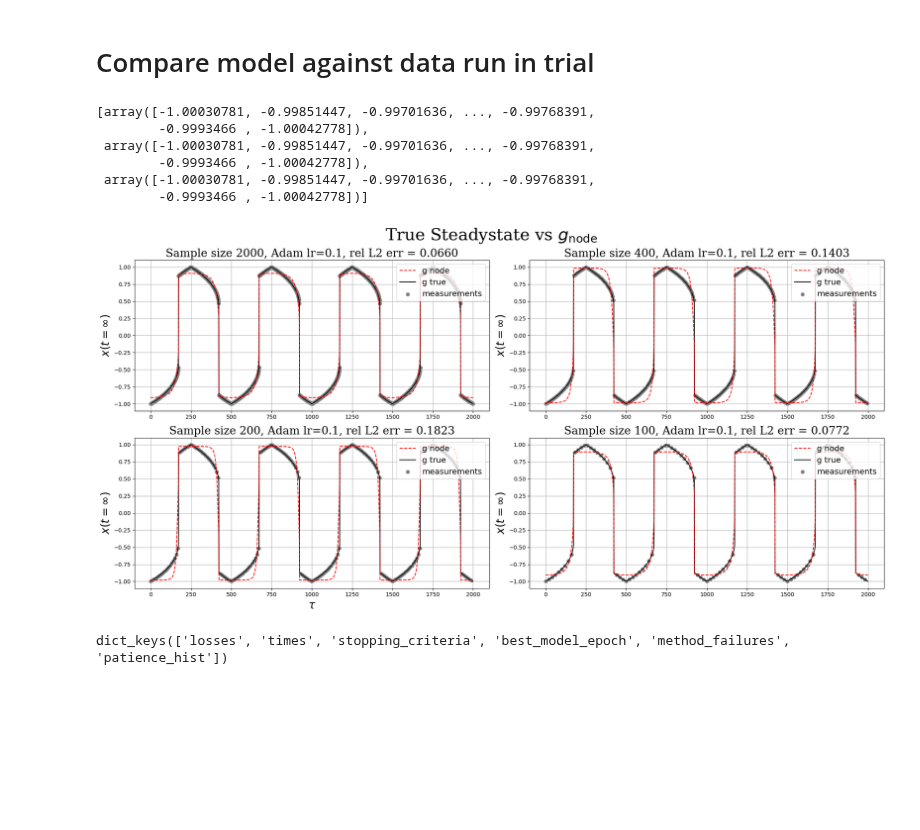
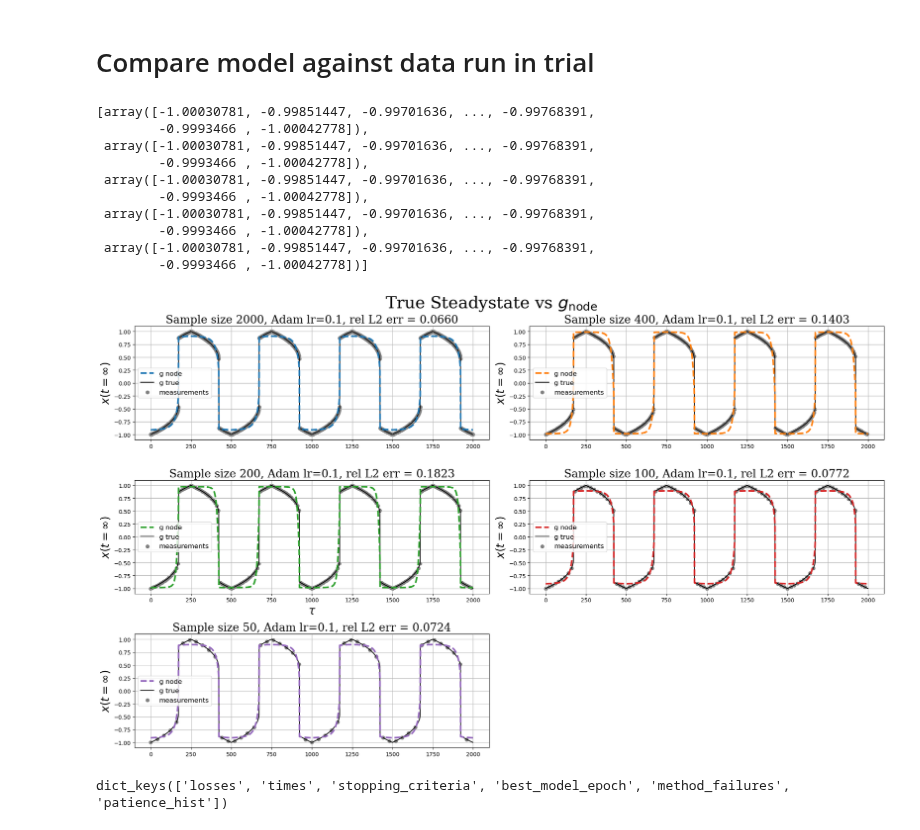
Before and after one commit to MalachiteWind/stable_node_control, a Jupyter notebook: results/july_17/analysis.ipynb, the cells around one changed output. Saved outputs shown, nothing was run; the diff lists cells and outputs as text; code cells hidden in the pictures; blank space fills up the shorter version.

```diff
--- a/results/july_17/analysis.ipynb
+++ b/results/july_17/analysis.ipynb
@@ -7,7 +7,8 @@ log_paths = [
     "seed_1234_sample_rate_1_lr_0.1_n_epochs_300_hidden_dim_2_patience_100_log.pkl",
     "seed_1234_sample_rate_5_lr_0.1_n_epochs_300_hidden_dim_2_patience_100_log.pkl",
     "seed_1234_sample_rate_10_lr_0.1_n_epochs_300_hidden_dim_2_patience_100_log.pkl",
-    "seed_1234_sample_rate_20_lr_0.1_n_epochs_300_hidden_dim_2_patience_100_log.pkl"
+    "seed_1234_sample_rate_20_lr_0.1_n_epochs_300_hidden_dim_2_patience_100_log.pkl",
+    "seed_1234_sample_rate_40_lr_0.1_n_epochs_300_hidden_dim_2_patience_100_log.pkl"
 ]
 # %%
 logs = []
@@ -51,17 +59,18 @@ for log in logs:
 # %%
 fig, ax = plt.subplots(1,1, figsize = (8,6))
 # plt.style.use('tableau-colorblind10')
-
+colors = ["#1f77b4", "#ff7f0e", "#2ca02c", "#d62728", "#9467bd"]
 family = 'serif'
 labels = [
     f"{2000//1} points, RK4",
     f"{2000//5} points, RK4",
     f"{2000//10} points, dopri5",
-    f"{2000//20} points, dopri5"
+    f"{2000//20} points, dopri5",
+    f"{2000//40} points, dopri5"
 ]
 
-for label, log in zip(labels,logs):
-    ax.plot(log["losses"], label=label)
+for idx, (label, log) in enumerate(zip(labels,logs)):
+    ax.plot(log["losses"], label=label,color=colors[idx])
 
 ax.set_title(r"No noise. Steady state observations ($t=50$). Adam opt $lr = 0.1$", family=family, size=15)
 ax.set_xlabel("Epochs", family=family)
@@ -146,12 +155,13 @@ model_paths = [
     "seed_1234_sample_rate_1_lr_0.1_n_epochs_300_hidden_dim_2_patience_100.pt",
     "seed_1234_sample_rate_5_lr_0.1_n_epochs_300_hidden_dim_2_patience_100.pt",
     "seed_1234_sample_rate_10_lr_0.1_n_epochs_300_hidden_dim_2_patience_100.pt",
-    "seed_1234_sample_rate_20_lr_0.1_n_epochs_300_hidden_dim_2_patience_100.pt"
+    "seed_1234_sample_rate_20_lr_0.1_n_epochs_300_hidden_dim_2_patience_100.pt",
+    "seed_1234_sample_rate_40_lr_0.1_n_epochs_300_hidden_dim_2_patience_100.pt"
 ]
 
-seeds = [1234,1234,1234,1234]
-sample_rates = [1,5,10, 20]
-lrs = [0.1,0.1, 0.1, 0.1]
+seeds = [1234,1234,1234,1234,1234]
+sample_rates = [1,5,10, 20, 40]
+lrs = [0.1,0.1, 0.1, 0.1, 0.1]
 # %%
 def g_true(x,lam):
     return (1/x)*((lam / x)  + 1)
@@ -221,28 +231,35 @@ true
  array([-1.00030781, -0.99851447, -0.99701636, ..., -0.99768391,
         -0.9993466 , -1.00042778]),
  array([-1.00030781, -0.99851447, -0.99701636, ..., -0.99768391,
+        -0.9993466 , -1.00042778]),
+ array([-1.00030781, -0.99851447, -0.99701636, ..., -0.99768391,
+        -0.9993466 , -1.00042778]),
+ array([-1.00030781, -0.99851447, -0.99701636, ..., -0.99768391,
         -0.9993466 , -1.00042778])]
 # %%
 
-fig, ax  = plt.subplots(2,2,figsize = (20,10))
+fig, ax  = plt.subplots(3,2,figsize = (20,12))
 ax = ax.flatten()
-for idx in range(4):
-    ax[idx].plot(pred[idx], linestyle='--', c='red',label='g node', zorder = 5)
+for idx in range(5):
+    ax[idx].plot(pred[idx], linestyle='--', c=colors[idx],label='g node', zorder = 5,lw=3)
     ax[idx].plot(true[idx], label='g true', c='black')
     ax[idx].scatter(tau[idx], train[idx], c='grey', marker='o', label='measurements')
     # plt.plot(X_scaled, label='raw data')
-    ax[idx].legend(loc='upper right',fontsize='x-large')
+    ax[idx].legend(loc='center left',fontsize='large')
     ax[idx].grid(True)
     ax[idx].set_ylabel(r"$x(t=\infty)$",size=20)
     if idx == 2:
         ax[idx].set_xlabel(r"$\tau$", size=20)
     ax[idx].set_title(f"Sample size {2000//sample_rates[idx]}, Adam lr={lrs[idx]}, rel L2 err = {l2[idx]:.4f}", family='serif',size=20)
+
+for i in range(5, len(ax)):
+    fig.delaxes(ax[i])
 plt.suptitle(r"True Steadystate vs $g_{\text{node}}$ ",family='serif', size=30)
 plt.tight_layout()
 plt.savefig("steady_state_vs_gnode.png")
 plt.show()
 # %% [output]
-[figure, old version]
+[figure, new version]
 # %%
 path = "seed_1234_sample_rate_40_lr_0.1_n_epochs_300_hidden_dim_2_patience_100_log.pkl"
 # %%
```
Also changed, not shown: parts of 7 cells of this notebook, 26 other files.
